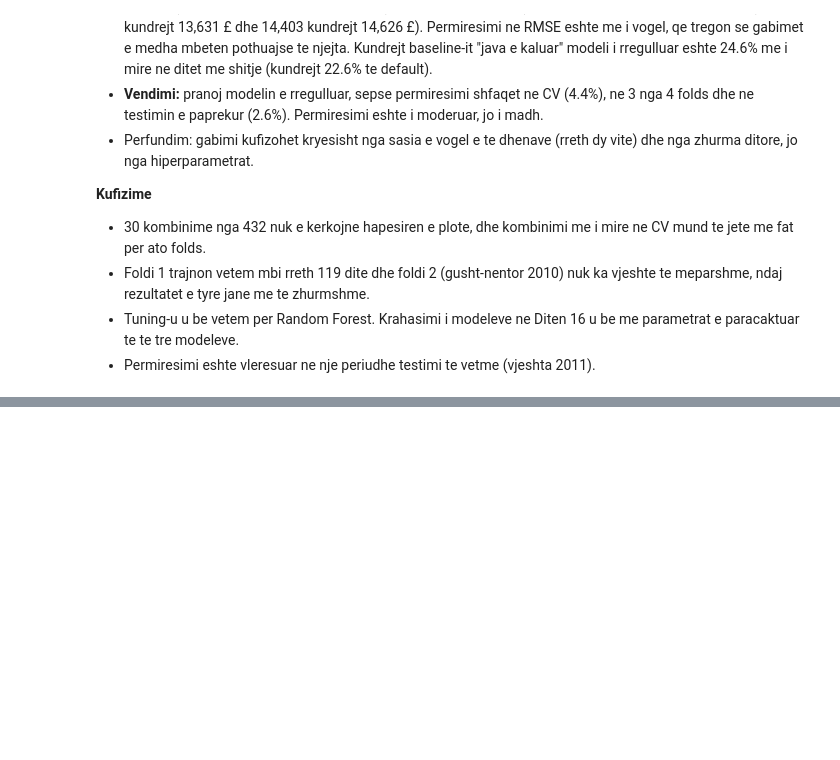
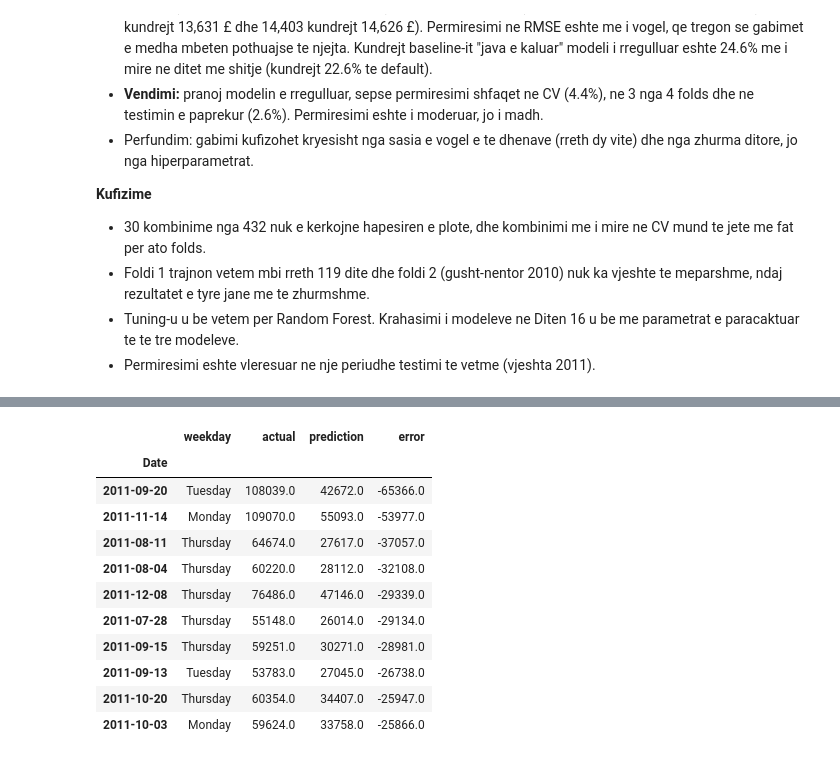
Before and after one commit to Dua-Gashi/online-retail-customer-analytics, a Jupyter notebook: notebooks/03_forecasting.ipynb, the cells around one changed output, grey strips where cells are left out. Saved outputs shown, nothing was run; the diff lists cells and outputs as text; code cells hidden in the pictures; blank space fills up the shorter version.

```diff
--- a/notebooks/03_forecasting.ipynb
+++ b/notebooks/03_forecasting.ipynb
@@ -813,0 +839,8 @@ Tuned kundrejt default (MAE ne ditet me shitje): -2.6 %
+# %%
+view["error"] = view["prediction"] - view["actual"]
+view["abs_error"] = view["error"].abs()
+open_v = view[view["is_open"]].copy()
+
+print("Anesia mesatare (parashikim - reale), te gjitha ditet:", round(view["error"].mean()))
+print("Anesia mesatare, ditet me shitje:", round(open_v["error"].mean()))
+print("Mesatarja reale e diteve me shitje:", round(open_v["actual"].mean()))
@@ -813,0 +891,16 @@ Tuned kundrejt default (MAE ne ditet me shitje): -2.6 %
+# %%
+worst = view.assign(weekday=view.index.day_name()).sort_values("abs_error", ascending=False).head(10)
+worst[["weekday", "actual", "prediction", "error"]].round(0)
+# %% [output]
+|  | weekday | actual | prediction | error |
+| Date |  |  |  |  |
+| 2011-09-20 | Tuesday | 108039.0 | 42672.0 | -65366.0 |
+| 2011-11-14 | Monday | 109070.0 | 55093.0 | -53977.0 |
+| 2011-08-11 | Thursday | 64674.0 | 27617.0 | -37057.0 |
+| 2011-08-04 | Thursday | 60220.0 | 28112.0 | -32108.0 |
+| 2011-12-08 | Thursday | 76486.0 | 47146.0 | -29339.0 |
+| 2011-07-28 | Thursday | 55148.0 | 26014.0 | -29134.0 |
+| 2011-09-15 | Thursday | 59251.0 | 30271.0 | -28981.0 |
+| 2011-09-13 | Tuesday | 53783.0 | 27045.0 | -26738.0 |
+| 2011-10-20 | Thursday | 60354.0 | 34407.0 | -25947.0 |
+| 2011-10-03 | Monday | 59624.0 | 33758.0 | -25866.0 |
```
Also changed, not shown: parts of 11 cells of this notebook, 3 other files.
